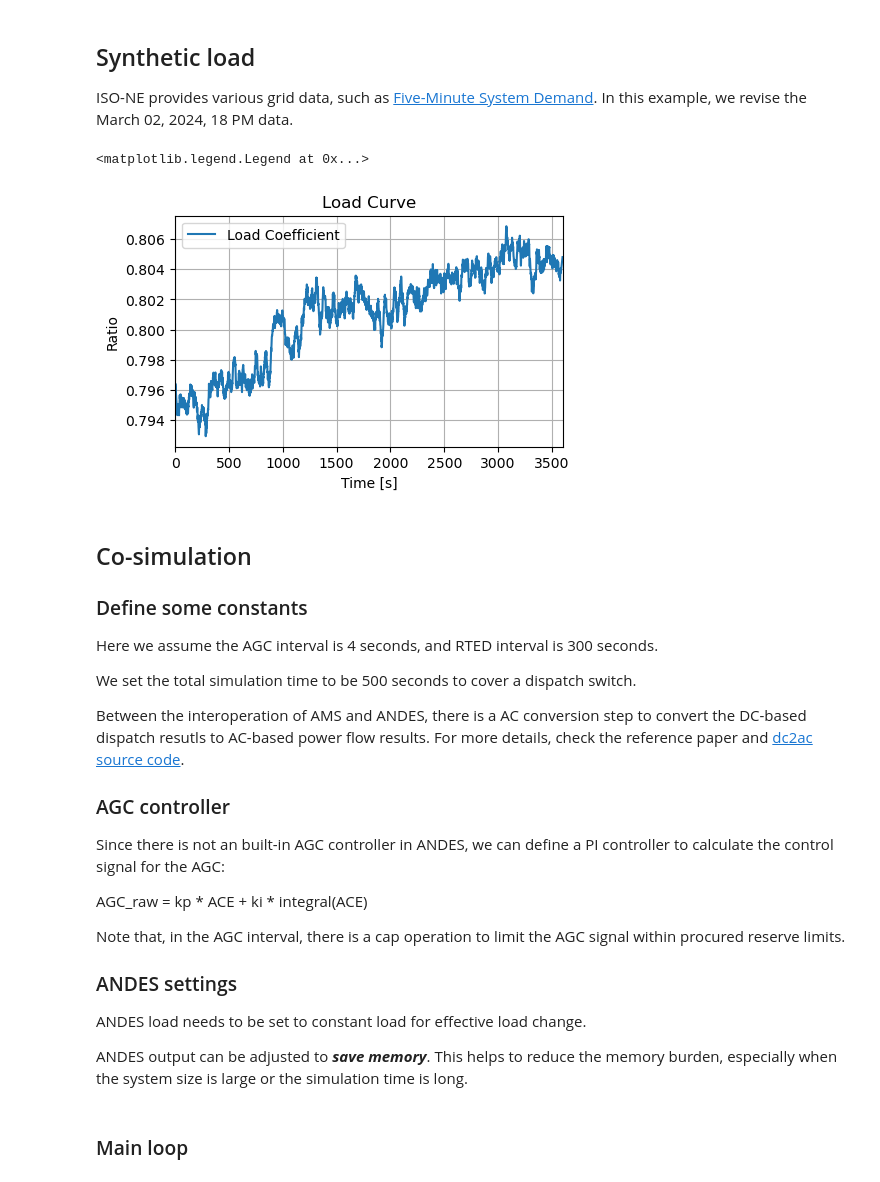
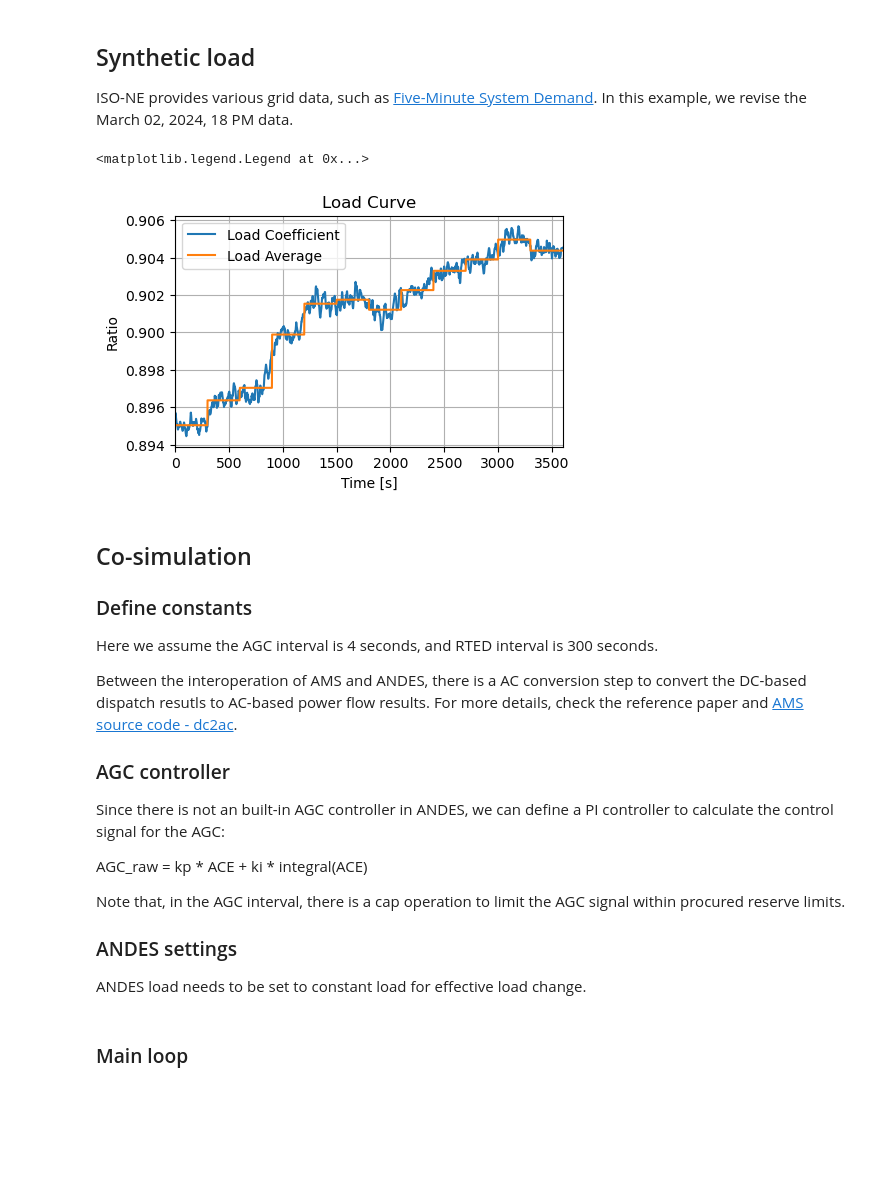
Before and after one commit to CURENT/ams, a Jupyter notebook: examples/demonstration/demo_AGC.ipynb, the cells around one changed output. Drawn from its saved outputs; the diff is of its cells as text; code cells hidden in the pictures; blank space fills up the shorter version.

```diff
--- a/examples/demonstration/demo_AGC.ipynb
+++ b/examples/demonstration/demo_AGC.ipynb
@@ -102,53 +104,56 @@ load_isone = np.array([
 # Normalize the load
 load_min = load_isone.min()
 load_max = load_isone.max()
 load_mid = (load_max + load_min) / 2  # Midpoint of the range
-# Desired range around 0.8
-load_range = 0.8 + 0.01 * ((load_isone - load_mid) / (load_max - load_min))
+# Desired range around 0.7
+load_range = 0.9 + 0.01 * ((load_isone - load_mid) / (load_max - load_min))
 
 load_scale_base = np.repeat(load_range, 300)
+# smooth load_scale_base
+load_scale_smooth = scipy.signal.savgol_filter(load_scale_base, 600, 4)
 
 np.random.seed(2024)  # Set random seed for reproducibility
-random_bias = np.random.normal(loc=0, scale=0.004,
-                               size=len(load_scale_base))
+random_bias = np.random.normal(loc=0, scale=0.0015,
+                               size=len(load_scale_smooth))
+random_smooth = scipy.signal.savgol_filter(random_bias, 20, 1)
 
 # Add noise to the load as random ACE
-load_coeff = load_scale_base + random_bias
-
-# Apply the filter to load_coeff
-load_coeff = scipy.signal.savgol_filter(load_coeff, 30, 1)
+load_coeff_base = load_scale_smooth + random_smooth
+# smooth
+load_coeff = scipy.signal.savgol_filter(load_coeff_base, 10, 2)
 
 # NOTE: force the first 2 points to be the same as first interval average
 load_coeff[0:2] = load_coeff[0:300].mean()
 
 # average load every N points, for RTED dispatch
 load_coeff_avg = load_coeff.reshape(-1, 300).mean(axis=1)
+load_coeff_avg = np.repeat(load_coeff_avg, 300)
 
 fig_load, ax_load = plt.subplots(figsize=(5, 3), dpi=100)
 
 ax_load.plot(range(len(load_coeff)), load_coeff,
              label='Load Coefficient')
+ax_load.plot(range(len(load_coeff_avg)), load_coeff_avg,
+             label='Load Average')
 
 ax_load.set_xlim([0, 3600])
 ax_load.set_xlabel('Time [s]')
 ax_load.set_ylabel('Ratio')
 ax_load.set_title('Load Curve')
 ax_load.grid(True)
 ax_load.legend()
 # %% [output]
 <matplotlib.legend.Legend at 0x...>
-[figure, old version]
+[figure, new version]
 # %% [markdown]
 ## Co-simulation
 
-### Define some constants
+### Define constants
 
 Here we assume the AGC interval is 4 seconds, and RTED interval is 300 seconds.
 
-We set the total simulation time to be 500 seconds to cover a dispatch switch.
-
 Between the interoperation of AMS and ANDES, there is a AC conversion step to convert the DC-based dispatch resutls to AC-based power flow results.
-For more details, check the reference paper and [dc2ac source code](https://github.com/CURENT/ams/blob/develop/ams/routines/rted.py#L184).
+For more details, check the reference paper and [AMS source code - dc2ac](https://github.com/CURENT/ams/blob/master/ams/routines/rted.py#L184).
 
 ### AGC controller
 
@@ -161,7 +166,5 @@ Note that, in the AGC interval, there is a cap operation to limit the AGC signal
 ### ANDES settings
 
 ANDES load needs to be set to constant load for effective load change.
-
-ANDES output can be adjusted to ***save memory***. This helps to reduce the memory burden, especially when the system size is large or the simulation time is long.
 # %%
 # --- time constants ---
```
Also changed, not shown: parts of 12 cells of this notebook.
